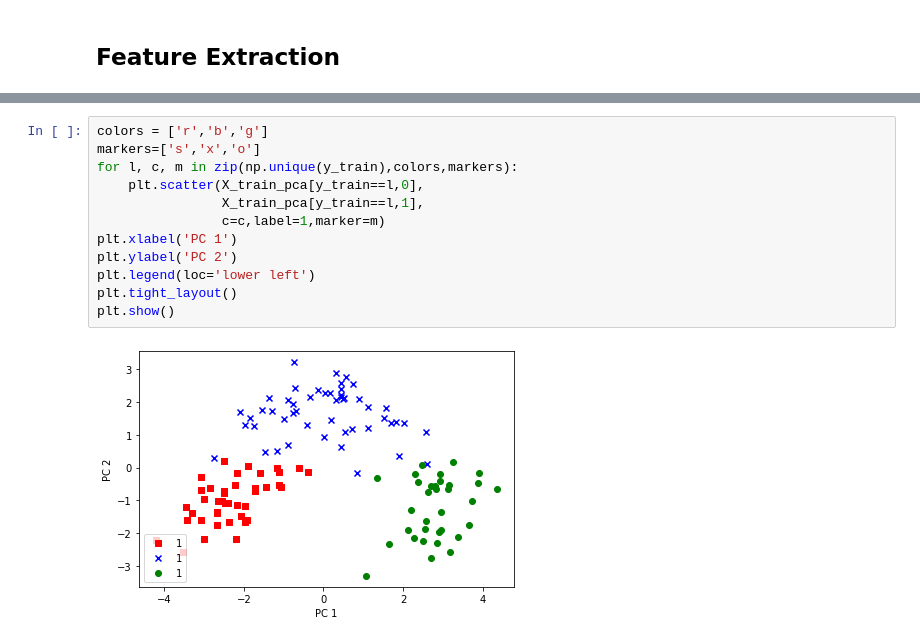
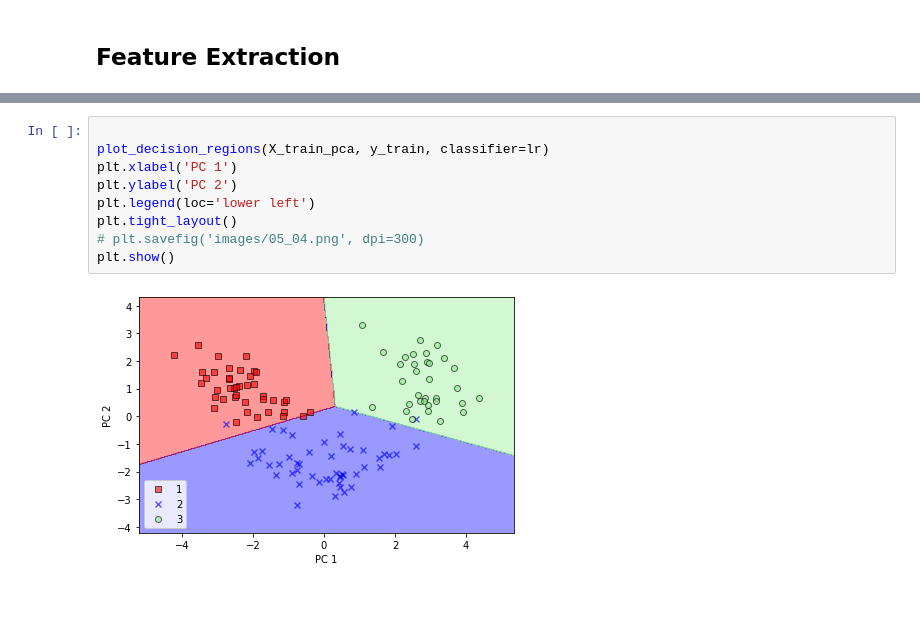
Before and after one commit to cyc123456789/Python_ML_Playground, a Jupyter notebook: Ch5.ipynb, the cells around one changed output, grey strips where cells are left out. Drawn from its saved outputs; the diff is of its cells as text; blank space fills up the shorter version.

```diff
--- a/Ch5.ipynb
+++ b/Ch5.ipynb
@@ -74,14 +385,11 @@ X_train_pca= X_train_std.dot(w)
 # %%
-colors = ['r','b','g']
-markers=['s','x','o']
-for l, c, m in zip(np.unique(y_train),colors,markers):
-    plt.scatter(X_train_pca[y_train==l,0],
-                X_train_pca[y_train==l,1],
-                c=c,label=1,marker=m)
+
+plot_decision_regions(X_train_pca, y_train, classifier=lr)
 plt.xlabel('PC 1')
 plt.ylabel('PC 2')
 plt.legend(loc='lower left')
 plt.tight_layout()
+# plt.savefig('images/05_04.png', dpi=300)
 plt.show()
 # %% [output]
-[figure, old version]
+[figure, new version]
```
Also changed, not shown: parts of 13 cells of this notebook.
